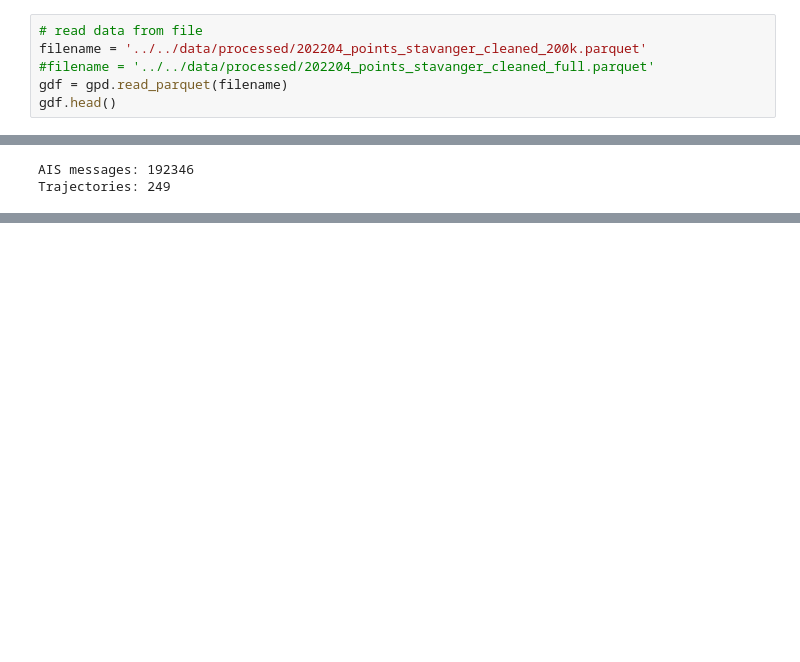
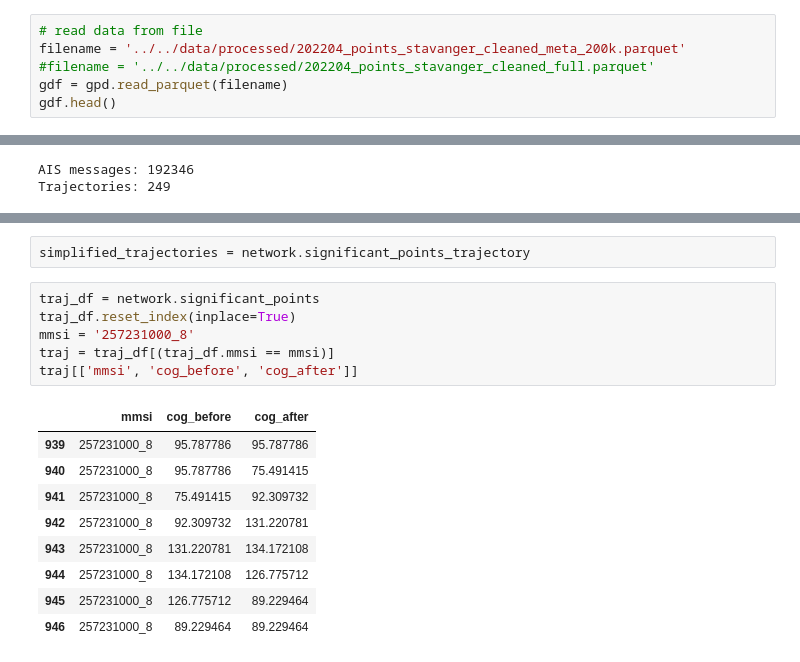
Before and after one commit to vhffm/maritime_route_prediction, a Jupyter notebook: src/models/sandbox.ipynb, the cells around one changed output, grey strips where cells are left out. Cells and saved outputs as stored; diff of their text form; blank space fills up the shorter version.

```diff
--- a/src/models/sandbox.ipynb
+++ b/src/models/sandbox.ipynb
@@ -26,7 +26,7 @@ import visualize
 ['/Users/janhendrikwebert/maritime_route_prediction/src/models', '/Users/janhendrikwebert/miniforge3/envs/env_geo/lib/python311.zip', '/Users/janhendrikwebert/miniforge3/envs/env_geo/lib/python3.11',  ...
 # %%
 # read data from file
-filename = '../../data/processed/202204_points_stavanger_cleaned_200k.parquet'
+filename = '../../data/processed/202204_points_stavanger_cleaned_meta_200k.parquet'
 #filename = '../../data/processed/202204_points_stavanger_cleaned_full.parquet'
 gdf = gpd.read_parquet(filename)
 gdf.head()
@@ -47,0 +58,18 @@ Trajectories: 249
+# %%
+simplified_trajectories = network.significant_points_trajectory
+# %%
+traj_df = network.significant_points
+traj_df.reset_index(inplace=True)
+mmsi = '257231000_8'
+traj = traj_df[(traj_df.mmsi == mmsi)]
+traj[['mmsi', 'cog_before', 'cog_after']]
+# %% [output]
+|  | mmsi | cog_before | cog_after |
+| 939 | 257231000_8 | 95.787786 | 95.787786 |
+| 940 | 257231000_8 | 95.787786 | 75.491415 |
+| 941 | 257231000_8 | 75.491415 | 92.309732 |
+| 942 | 257231000_8 | 92.309732 | 131.220781 |
+| 943 | 257231000_8 | 131.220781 | 134.172108 |
+| 944 | 257231000_8 | 134.172108 | 126.775712 |
+| 945 | 257231000_8 | 126.775712 | 89.229464 |
+| 946 | 257231000_8 | 89.229464 | 89.229464 |
```
Also changed, not shown: parts of 2 cells of this notebook, 4 other files.
